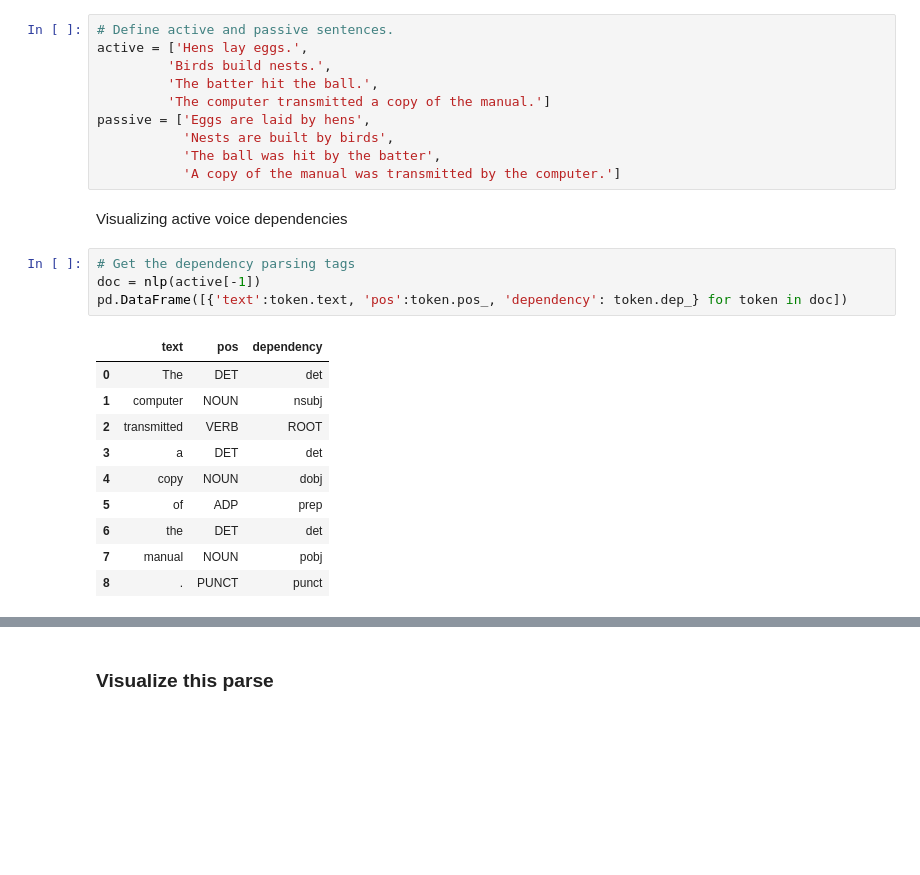
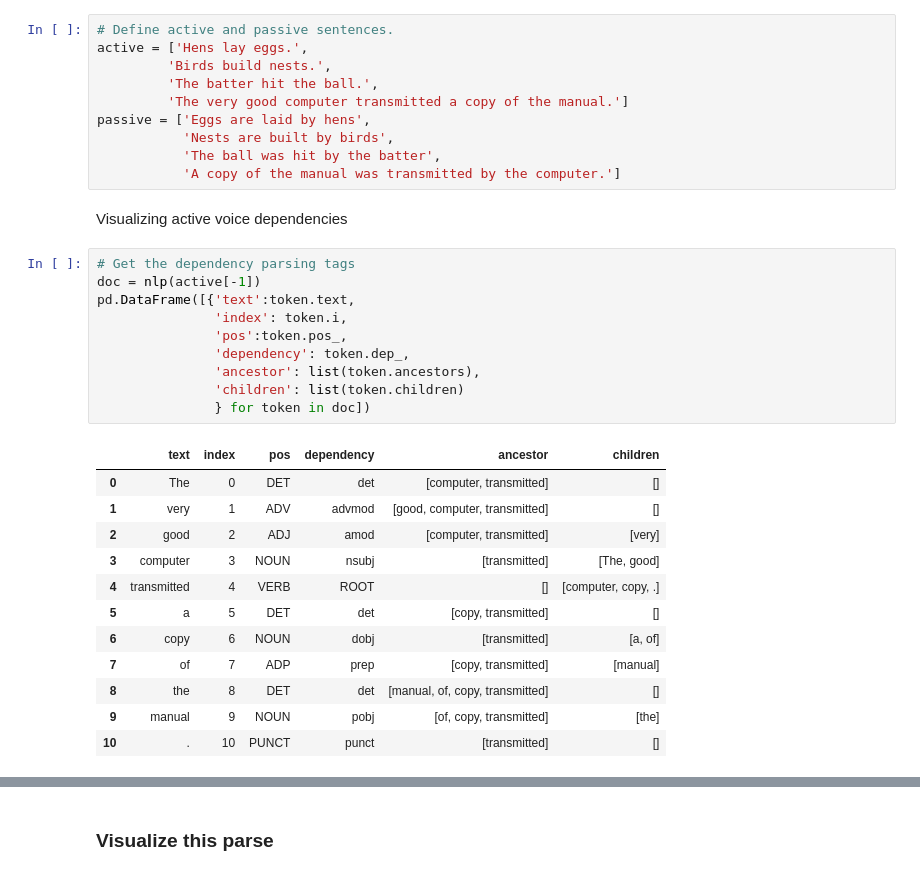
Before and after one commit to arni319/Syntactic-Processing, a Jupyter notebook: Dependency Parsing/Commented code files/Dep_parsing1_Commented.ipynb, the cells around one changed output, grey strips where cells are left out. Cells and saved outputs as stored; diff of their text form; blank space fills up the shorter version.

Commit message:
Dependency parsing Samsung reviews

```diff
--- a/Dependency Parsing/Commented code files/Dep_parsing1_Commented.ipynb
+++ b/Dependency Parsing/Commented code files/Dep_parsing1_Commented.ipynb
@@ -11,7 +11,7 @@ nlp = spacy.load("en_core_web_sm")
 active = ['Hens lay eggs.',
          'Birds build nests.',
          'The batter hit the ball.',
-         'The computer transmitted a copy of the manual.']
+         'The very good computer transmitted a copy of the manual.']
 passive = ['Eggs are laid by hens',
            'Nests are built by birds',
            'The ball was hit by the batter',
@@ -21,15 +21,23 @@ Visualizing active voice dependencies
 # %%
 # Get the dependency parsing tags
 doc = nlp(active[-1])
-pd.DataFrame([{'text':token.text, 'pos':token.pos_, 'dependency': token.dep_} for token in doc])
+pd.DataFrame([{'text':token.text,
+               'index': token.i,
+               'pos':token.pos_,
+               'dependency': token.dep_,
+               'ancestor': list(token.ancestors),
+               'children': list(token.children)
+               } for token in doc])
 # %% [output]
-|  | text | pos | dependency |
-| 0 | The | DET | det |
-| 1 | computer | NOUN | nsubj |
-| 2 | transmitted | VERB | ROOT |
-| 3 | a | DET | det |
-| 4 | copy | NOUN | dobj |
-| 5 | of | ADP | prep |
-| 6 | the | DET | det |
-| 7 | manual | NOUN | pobj |
-| 8 | . | PUNCT | punct |
+|  | text | index | pos | dependency | ancestor | children |
+| 0 | The | 0 | DET | det | [computer, transmitted] | [] |
+| 1 | very | 1 | ADV | advmod | [good, computer, transmitted] | [] |
+| 2 | good | 2 | ADJ | amod | [computer, transmitted] | [very] |
+| 3 | computer | 3 | NOUN | nsubj | [transmitted] | [The, good] |
+| 4 | transmitted | 4 | VERB | ROOT | [] | [computer, copy, .] |
+| 5 | a | 5 | DET | det | [copy, transmitted] | [] |
+| 6 | copy | 6 | NOUN | dobj | [transmitted] | [a, of] |
+| 7 | of | 7 | ADP | prep | [copy, transmitted] | [manual] |
+| 8 | the | 8 | DET | det | [manual, of, copy, transmitted] | [] |
+| 9 | manual | 9 | NOUN | pobj | [of, copy, transmitted] | [the] |
+| 10 | . | 10 | PUNCT | punct | [transmitted] | [] |
```
Also changed, not shown: parts of 1 cell of this notebook, 1 other file.
